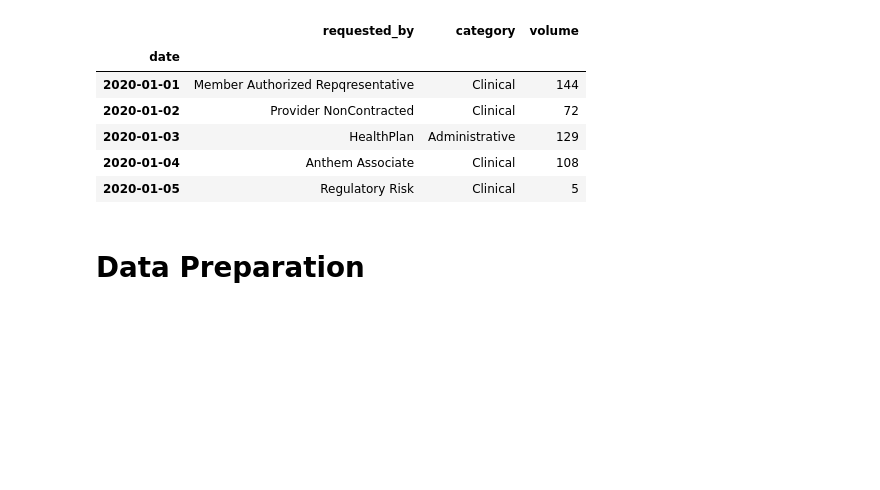
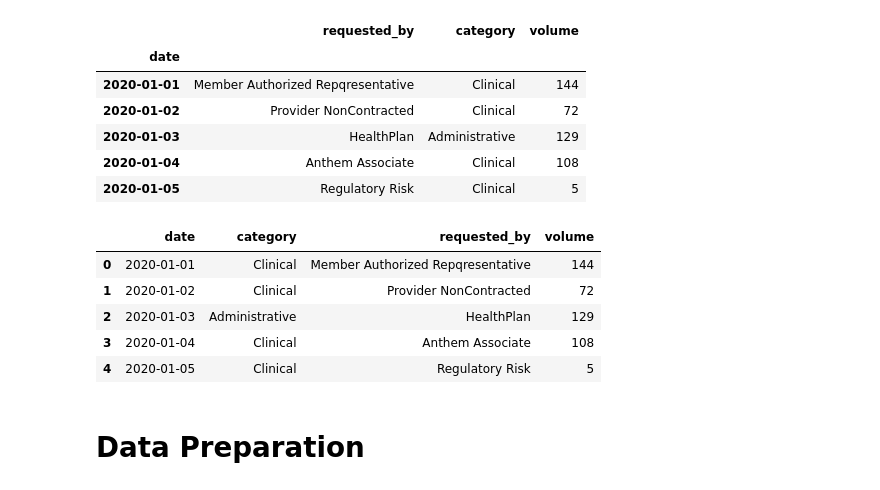
Before and after one commit to akamlani/aistudio-core, a Jupyter notebook: apps/integrations/hf/cat_embeddings.ipynb, the cells around one changed output. Saved outputs shown, nothing was run; the diff lists cells and outputs as text; code cells hidden in the pictures; blank space fills up the shorter version.

```diff
--- a/apps/integrations/hf/cat_embeddings.ipynb
+++ b/apps/integrations/hf/cat_embeddings.ipynb
@@ -97,6 +123,20 @@ dataset.data.head()
 | 2020-01-03 | HealthPlan | Administrative | 129 |
 | 2020-01-04 | Anthem Associate | Clinical | 108 |
 | 2020-01-05 | Regulatory Risk | Clinical | 5 |
+# %%
+filename_   = 'distribution-report.xlsx'
+sheet_name_ = 'admin'
+xls    = ExcelFileWriter()
+df_xls = xls.read_excel(filename=filename_, sheet_name=sheet_name_).head()
+df_xls.head()
+# xls.write_excel(dataset.data[['category', 'requested_by', 'volume']], filename_, sheet_name_, with_index=True)
+# %% [output]
+|  | date | category | requested_by | volume |
+| 0 | 2020-01-01 | Clinical | Member Authorized Repqresentative | 144 |
+| 1 | 2020-01-02 | Clinical | Provider NonContracted | 72 |
+| 2 | 2020-01-03 | Administrative | HealthPlan | 129 |
+| 3 | 2020-01-04 | Clinical | Anthem Associate | 108 |
+| 4 | 2020-01-05 | Clinical | Regulatory Risk | 5 |
 # %% [markdown]
 # Data Preparation
 # %%
```
Also changed, not shown: parts of 12 cells of this notebook, 9 other files.
